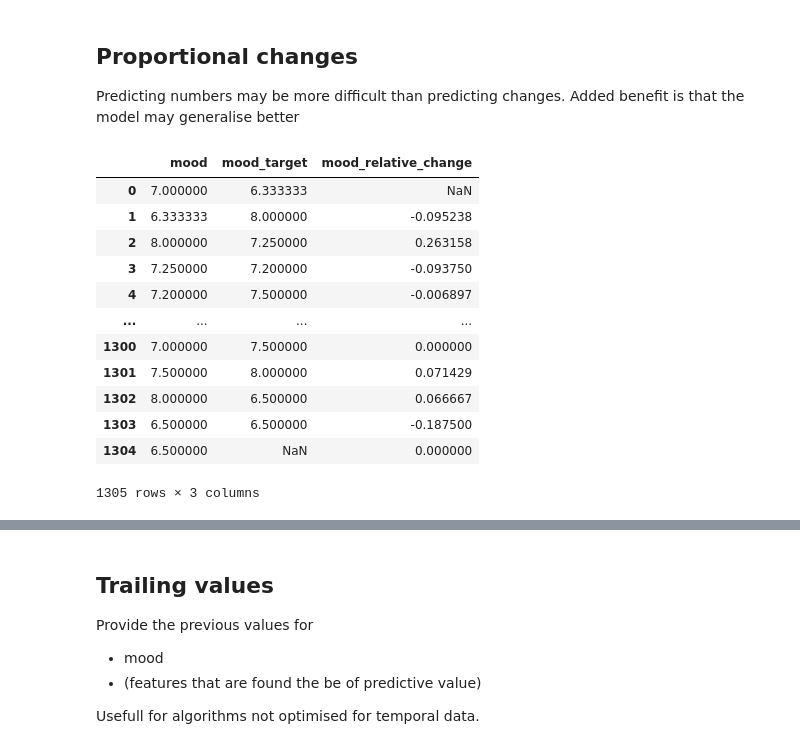
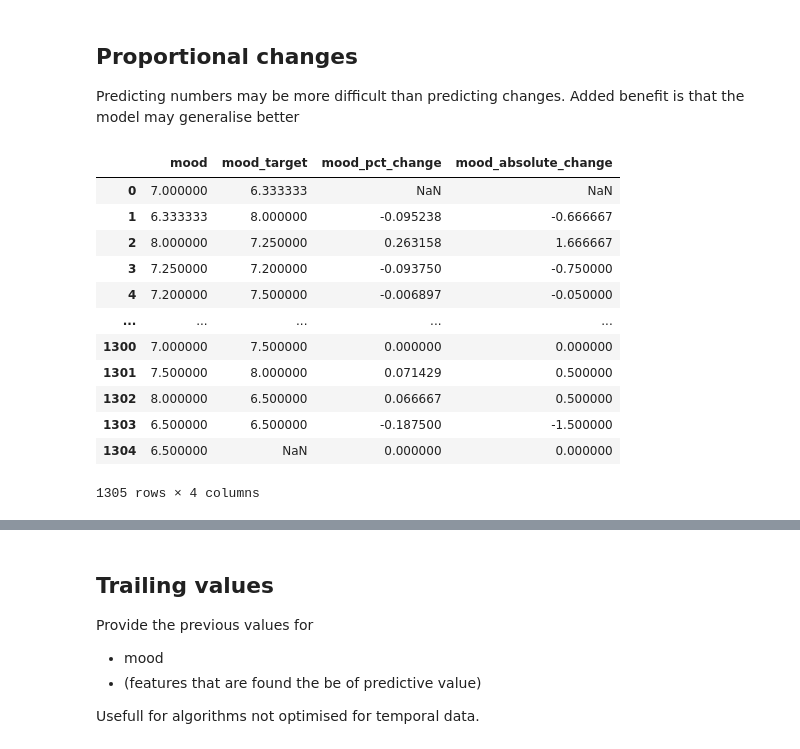
Before and after one commit to QST23/course_dmt, a Jupyter notebook: ass1/feature_engineering.ipynb, the cells around one changed output, grey strips where cells are left out. Drawn from its saved outputs; the diff is of its cells as text; code cells hidden in the pictures.

Commit message:
Features: Late night usage + absolute&pct change

```diff
--- a/ass1/feature_engineering.ipynb
+++ b/ass1/feature_engineering.ipynb
@@ -188,24 +250,29 @@ Name: mood, Length: 69, dtype: int64
 
 Predicting numbers may be more difficult than predicting changes. Added benefit is that the model may generalise better
 # %%
-def transform_to_relative_changes(df, feature):
-    df[f'{feature}_relative_change'] = df[feature].pct_change()
+def transform_to_pct_changes(df, feature):
+    df[f'{feature}_pct_change'] = df[feature].pct_change()
     return df
 
-df = transform_to_relative_changes(df, 'mood')
+def transform_to_absolute_changes(df, feature):
+    df[f'{feature}_absolute_change'] = df[feature].diff()
+    return df
 
-df[['mood', 'mood_target', 'mood_relative_change']]
+df = transform_to_pct_changes(df, 'mood')
+df = transform_to_absolute_changes(df, 'mood')
+
+df[['mood', 'mood_target', 'mood_pct_change', 'mood_absolute_change']]
 # %% [output]
-|  | mood | mood_target | mood_relative_change |
-| 0 | 7.000000 | 6.333333 | NaN |
-| 1 | 6.333333 | 8.000000 | -0.095238 |
-| 2 | 8.000000 | 7.250000 | 0.263158 |
-| 3 | 7.250000 | 7.200000 | -0.093750 |
-| 4 | 7.200000 | 7.500000 | -0.006897 |
-| ... | ... | ... | ... |
-| 1300 | 7.000000 | 7.500000 | 0.000000 |
-| 1301 | 7.500000 | 8.000000 | 0.071429 |
-| 1302 | 8.000000 | 6.500000 | 0.066667 |
-| 1303 | 6.500000 | 6.500000 | -0.187500 |
-| 1304 | 6.500000 | NaN | 0.000000 |
+|  | mood | mood_target | mood_pct_change | mood_absolute_change |
+| 0 | 7.000000 | 6.333333 | NaN | NaN |
+| 1 | 6.333333 | 8.000000 | -0.095238 | -0.666667 |
+| 2 | 8.000000 | 7.250000 | 0.263158 | 1.666667 |
+| 3 | 7.250000 | 7.200000 | -0.093750 | -0.750000 |
+| 4 | 7.200000 | 7.500000 | -0.006897 | -0.050000 |
+| ... | ... | ... | ... | ... |
+| 1300 | 7.000000 | 7.500000 | 0.000000 | 0.000000 |
+| 1301 | 7.500000 | 8.000000 | 0.071429 | 0.500000 |
+| 1302 | 8.000000 | 6.500000 | 0.066667 | 0.500000 |
+| 1303 | 6.500000 | 6.500000 | -0.187500 | -1.500000 |
+| 1304 | 6.500000 | NaN | 0.000000 | 0.000000 |
-1305 rows × 3 columns
+1305 rows × 4 columns
```
Also changed, not shown: parts of 7 cells of this notebook, 2 other files.
